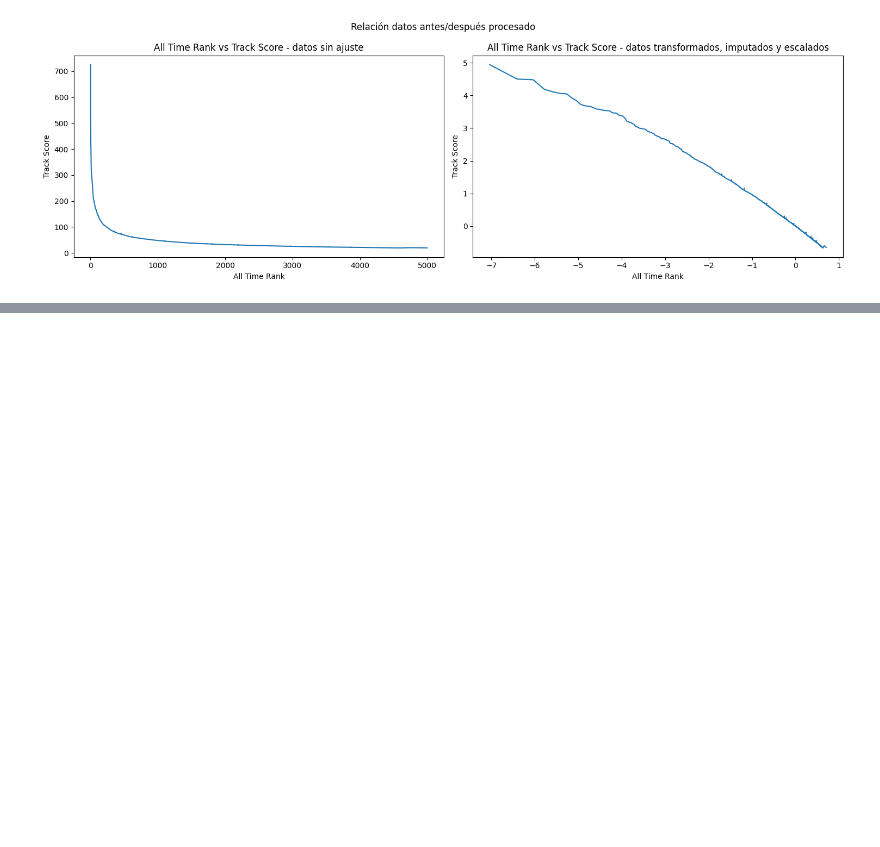
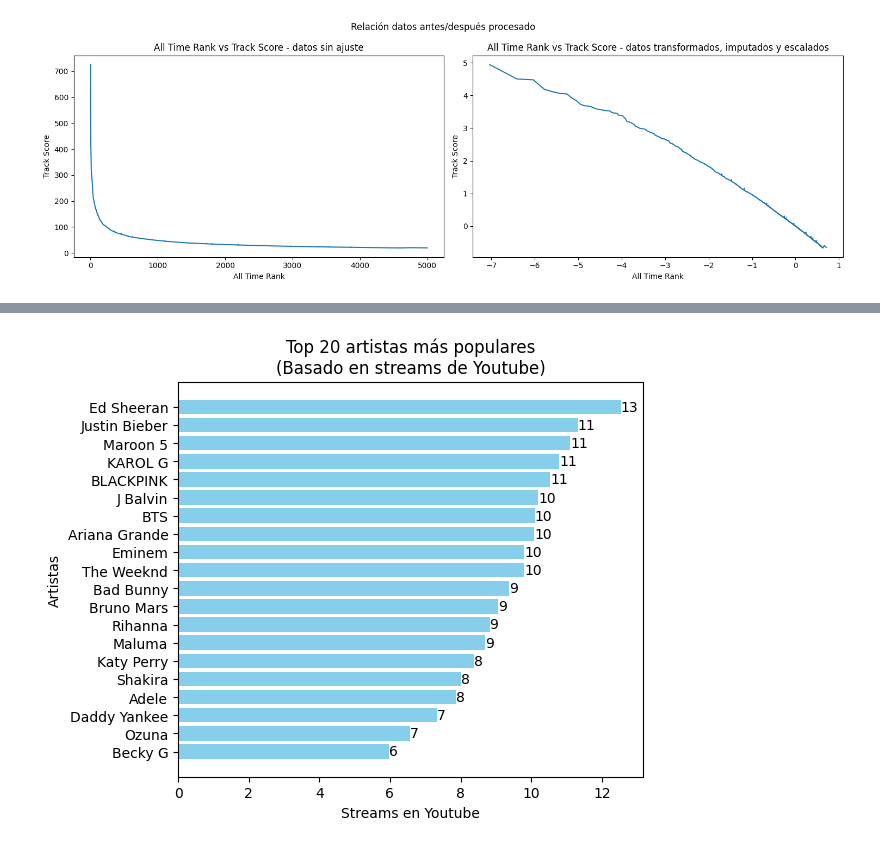
Before and after one commit to desareca/Tareas_Analisis_Datos-G6, a Jupyter notebook: Tarea_I_Analisis_de_Datos_Grupo_6.ipynb, the cells around one changed output, grey strips where cells are left out. Saved outputs shown, nothing was run; the diff lists cells and outputs as text; code cells hidden in the pictures; blank space fills up the shorter version.

```diff
--- a/Tarea_I_Analisis_de_Datos_Grupo_6.ipynb
+++ b/Tarea_I_Analisis_de_Datos_Grupo_6.ipynb
@@ -372,0 +493,36 @@ plt.show()
+# %%
+# Agrupación y ordenación por 'Artist' y 'YouTube Views'
+YoutubePop = df_normalizado_add.groupby('Artist')['YouTube Views'].sum().reset_index()
+YoutubePop.sort_values(by='YouTube Views', ascending=False, inplace=True)
+
+# Obtener los primeros 20 artistas y sus streams
+artists = list(YoutubePop['Artist'].head(20)[::-1])
+streams = list(YoutubePop['YouTube Views'].head(20)[::-1])
+streams_formatted = ['{:,.0f}'.format(x) for x in streams]
+
+# Crear el gráfico de barras horizontal con Matplotlib
+fig, ax = plt.subplots(figsize=(6, 5))
+
+# Graficar las barras
+bars = ax.barh(artists, streams, color='skyblue')
+
+# Agregar texto con los streams formateados
+for bar, stream_text in zip(bars, streams_formatted):
+    ax.text(bar.get_width(), bar.get_y() + bar.get_height()/2, stream_text,
+            va='center', ha='left')
+
+# Título del gráfico
+ax.set_title('Top 20 artistas más populares\n(Basado en streams de Youtube)')
+
+# Etiquetas de los ejes
+ax.set_xlabel('Streams en Youtube')
+ax.set_ylabel('Artistas')
+
+# Centrar el título
+plt.subplots_adjust(top=0.9)
+ax.title.set_position([0.5, 1.05])
+
+# Mostrar gráfico
+plt.show()
+# %% [output]
+[figure, added]
```
Also changed, not shown: parts of 17 cells of this notebook, 1 other file.
